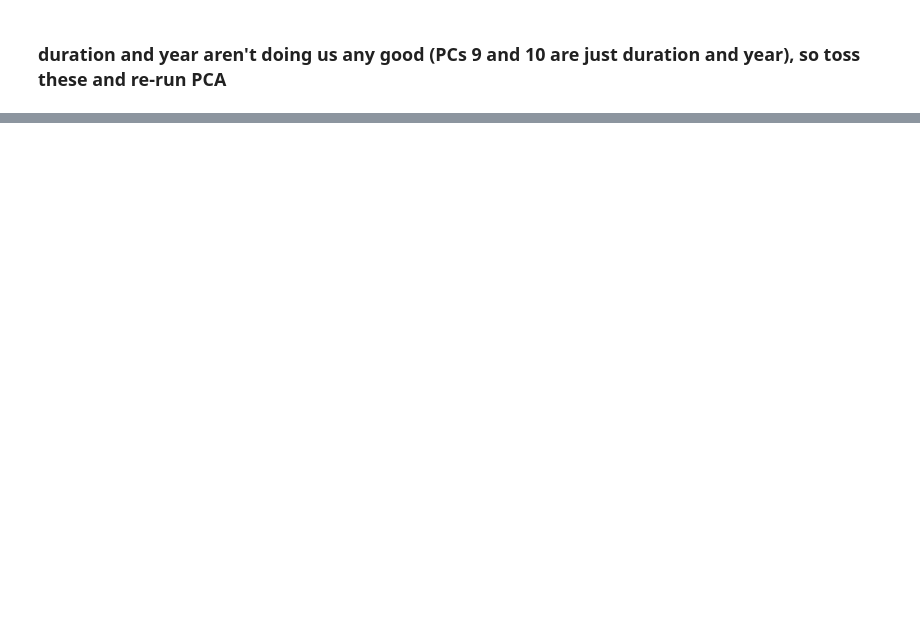
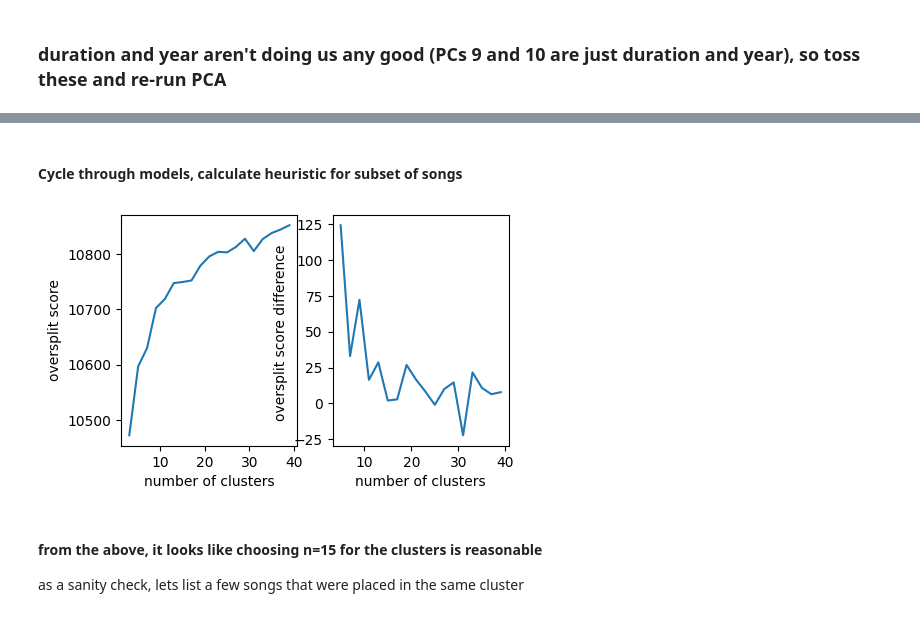
Before and after one commit to andrewZimnik/data_science, a Jupyter notebook: song_clustering/notebooks/song_clustering.ipynb, the cells around one changed output, grey strips where cells are left out. Cells and saved outputs as stored; diff of their text form; code cells hidden in the pictures; blank space fills up the shorter version.

```diff
--- a/song_clustering/notebooks/song_clustering.ipynb
+++ b/song_clustering/notebooks/song_clustering.ipynb
@@ -867,0 +284,31 @@ plt.title('predicting obesity using only log age');
+# %% [markdown]
+#### Cycle through models, calculate heuristic for subset of songs
+# %%
+# pull out the albums and artist ids
+albums = np.array(df['album_id'])
+artist = np.array(df['artist_ids'])
+
+# number of songs to test
+num_test_songs = 5000
+
+# list to hold results
+oversplit_scores = []
+for ii in models_kMeans:
+    oversplit_scores.append(oversplit_heuristic(artist[:num_test_songs], albums[:num_test_songs], 1.2, ii, proj[:num_test_songs,:]))
+
+# plot results
+plt.figure(figsize=(5,3));
+plt.subplot(121);
+plt.plot(clusters, oversplit_scores)
+plt.xlabel('number of clusters')
+plt.ylabel('oversplit score')
+
+plt.subplot(122);
+plt.plot(clusters[1:], np.diff(oversplit_scores))
+plt.xlabel('number of clusters')
+plt.ylabel('oversplit score difference ');
+# %% [output]
+[figure, added]
+# %% [markdown]
+#### from the above, it looks like choosing n=15 for the clusters is reasonable
+as a sanity check, lets list a few songs that were placed in the same cluster
```
Also changed, not shown: parts of 68 cells of this notebook.
